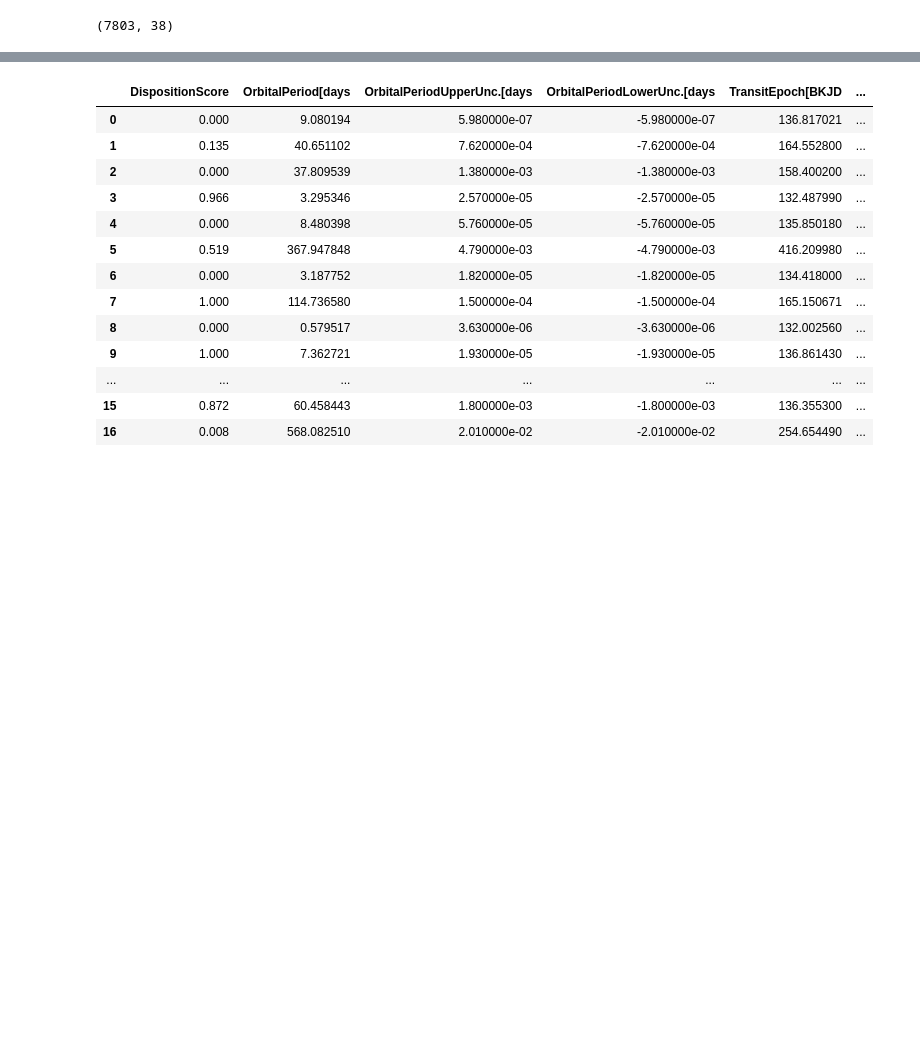
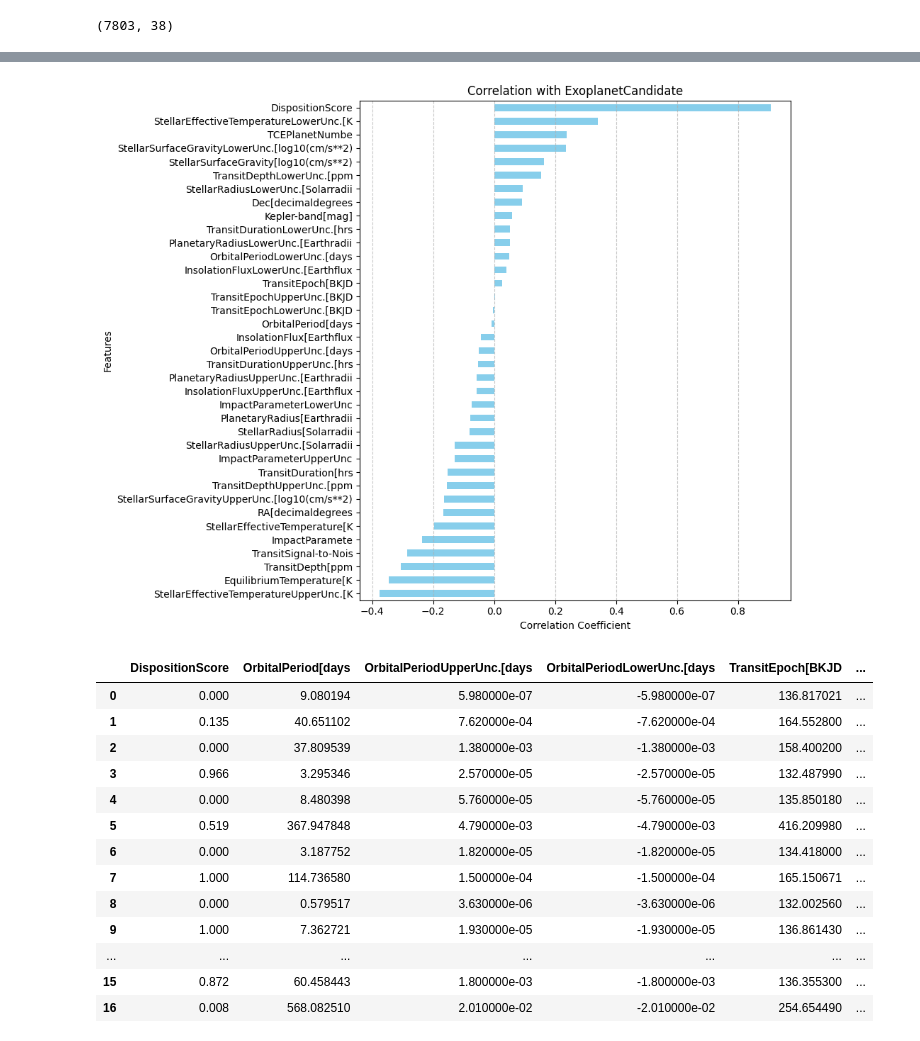
Before and after one commit to eugeneM21/QML-Project, a Jupyter notebook: save-data-as-txt.ipynb, the cells around one changed output, grey strips where cells are left out. Cells and saved outputs as stored; diff of their text form; code cells hidden in the pictures; blank space fills up the shorter version.

Commit message:
picking out the strong corr data out

```diff
--- a/save-data-as-txt.ipynb
+++ b/save-data-as-txt.ipynb
@@ -87,3 +102,26 @@ test.to_csv('planet_2.txt', sep=',', index=False)
+# %%
+import pandas as pd
+import matplotlib.pyplot as plt
+
+# Assuming df is already loaded
+
+# Compute the correlation matrix
+correlation_matrix = df.corr()
+
+# Extract correlations with 'ExoplanetCandidate'
+correlations_with_target = correlation_matrix['ExoplanetCandidate'].drop('ExoplanetCandidate')
+
+# Plot the correlations
+plt.figure(figsize=(10, 8))
+correlations_with_target.sort_values().plot(kind='barh', color='skyblue')
+plt.title('Correlation with ExoplanetCandidate')
+plt.xlabel('Correlation Coefficient')
+plt.ylabel('Features')
+plt.grid(axis='x', linestyle='--', alpha=0.7)
+plt.tight_layout()
+plt.show()
+# %% [output]
+[figure, added]
 # %%
 df_candidate_0 = df[df['ExoplanetCandidate'] == 0]
 df_candidate_1 = df[df['ExoplanetCandidate'] == 1]
```
Also changed, not shown: parts of 11 cells of this notebook, 2 other files.
